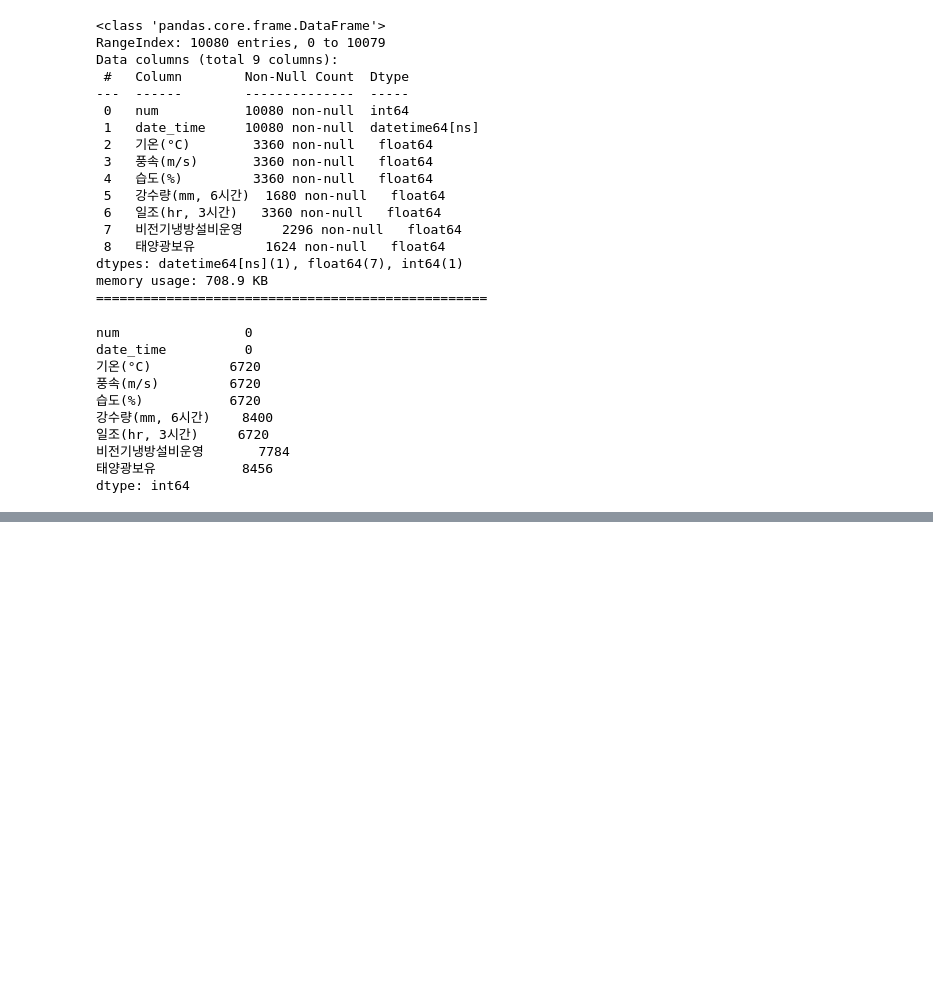
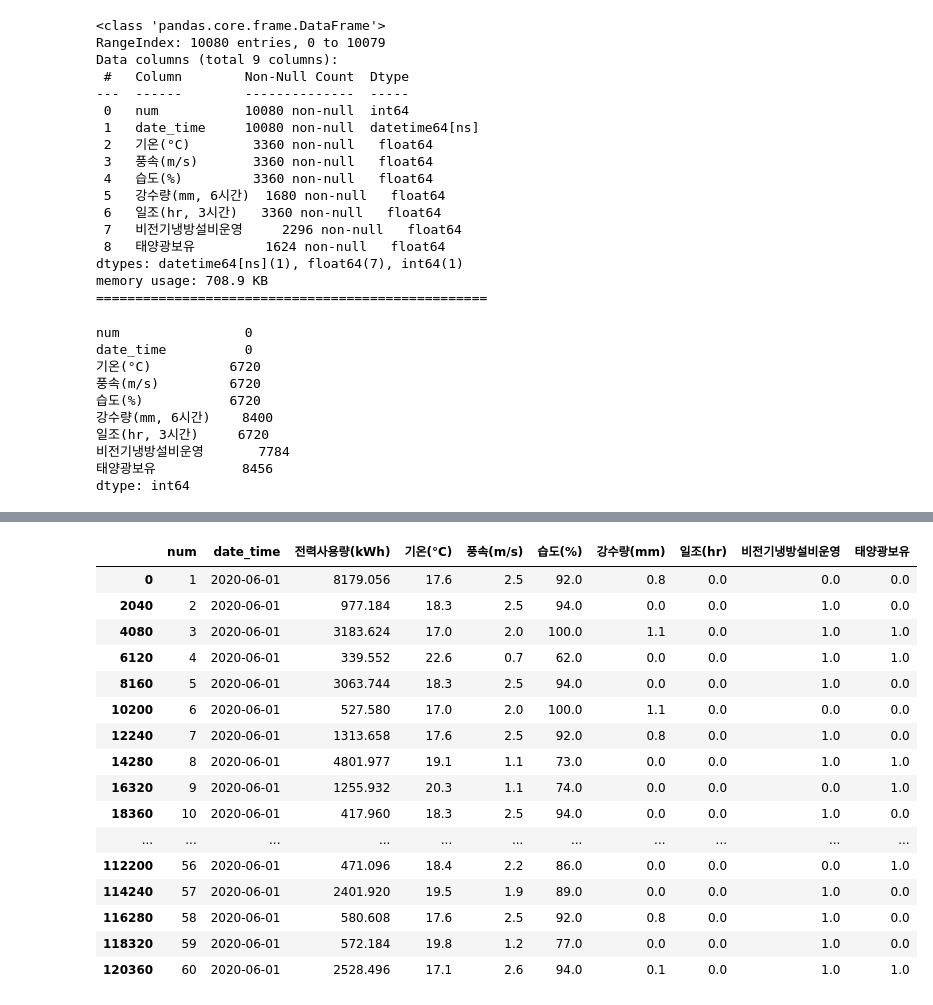
Before and after one commit to ikeven94/DACON, a Jupyter notebook: Energy_Predict/Lgbm_Baseline.ipynb, the cells around one changed output, grey strips where cells are left out. Cells and saved outputs as stored; diff of their text form; code cells hidden in the pictures; blank space fills up the shorter version.

```diff
--- a/Energy_Predict/Lgbm_Baseline.ipynb
+++ b/Energy_Predict/Lgbm_Baseline.ipynb
@@ -86,0 +91,20 @@ dtype: int64
+# %%
+train.drop_duplicates(subset=['num','비전기냉방설비운영','태양광보유']).dropna()
+# %% [output]
+|  | num | date_time | 전력사용량(kWh) | 기온(°C) | 풍속(m/s) | 습도(%) | 강수량(mm) | 일조(hr) | 비전기냉방설비운영 | 태양광보유 |
+| 0 | 1 | 2020-06-01 | 8179.056 | 17.6 | 2.5 | 92.0 | 0.8 | 0.0 | 0.0 | 0.0 |
+| 2040 | 2 | 2020-06-01 | 977.184 | 18.3 | 2.5 | 94.0 | 0.0 | 0.0 | 1.0 | 0.0 |
+| 4080 | 3 | 2020-06-01 | 3183.624 | 17.0 | 2.0 | 100.0 | 1.1 | 0.0 | 1.0 | 1.0 |
+| 6120 | 4 | 2020-06-01 | 339.552 | 22.6 | 0.7 | 62.0 | 0.0 | 0.0 | 1.0 | 1.0 |
+| 8160 | 5 | 2020-06-01 | 3063.744 | 18.3 | 2.5 | 94.0 | 0.0 | 0.0 | 1.0 | 0.0 |
+| 10200 | 6 | 2020-06-01 | 527.580 | 17.0 | 2.0 | 100.0 | 1.1 | 0.0 | 0.0 | 0.0 |
+| 12240 | 7 | 2020-06-01 | 1313.658 | 17.6 | 2.5 | 92.0 | 0.8 | 0.0 | 1.0 | 0.0 |
+| 14280 | 8 | 2020-06-01 | 4801.977 | 19.1 | 1.1 | 73.0 | 0.0 | 0.0 | 1.0 | 1.0 |
+| 16320 | 9 | 2020-06-01 | 1255.932 | 20.3 | 1.1 | 74.0 | 0.0 | 0.0 | 0.0 | 1.0 |
+| 18360 | 10 | 2020-06-01 | 417.960 | 18.3 | 2.5 | 94.0 | 0.0 | 0.0 | 1.0 | 0.0 |
+| ... | ... | ... | ... | ... | ... | ... | ... | ... | ... | ... |
+| 112200 | 56 | 2020-06-01 | 471.096 | 18.4 | 2.2 | 86.0 | 0.0 | 0.0 | 0.0 | 1.0 |
+| 114240 | 57 | 2020-06-01 | 2401.920 | 19.5 | 1.9 | 89.0 | 0.0 | 0.0 | 1.0 | 0.0 |
+| 116280 | 58 | 2020-06-01 | 580.608 | 17.6 | 2.5 | 92.0 | 0.8 | 0.0 | 1.0 | 0.0 |
+| 118320 | 59 | 2020-06-01 | 572.184 | 19.8 | 1.2 | 77.0 | 0.0 | 0.0 | 1.0 | 0.0 |
+| 120360 | 60 | 2020-06-01 | 2528.496 | 17.1 | 2.6 | 94.0 | 0.1 | 0.0 | 1.0 | 1.0 |
```
Also changed, not shown: parts of 28 cells of this notebook.
